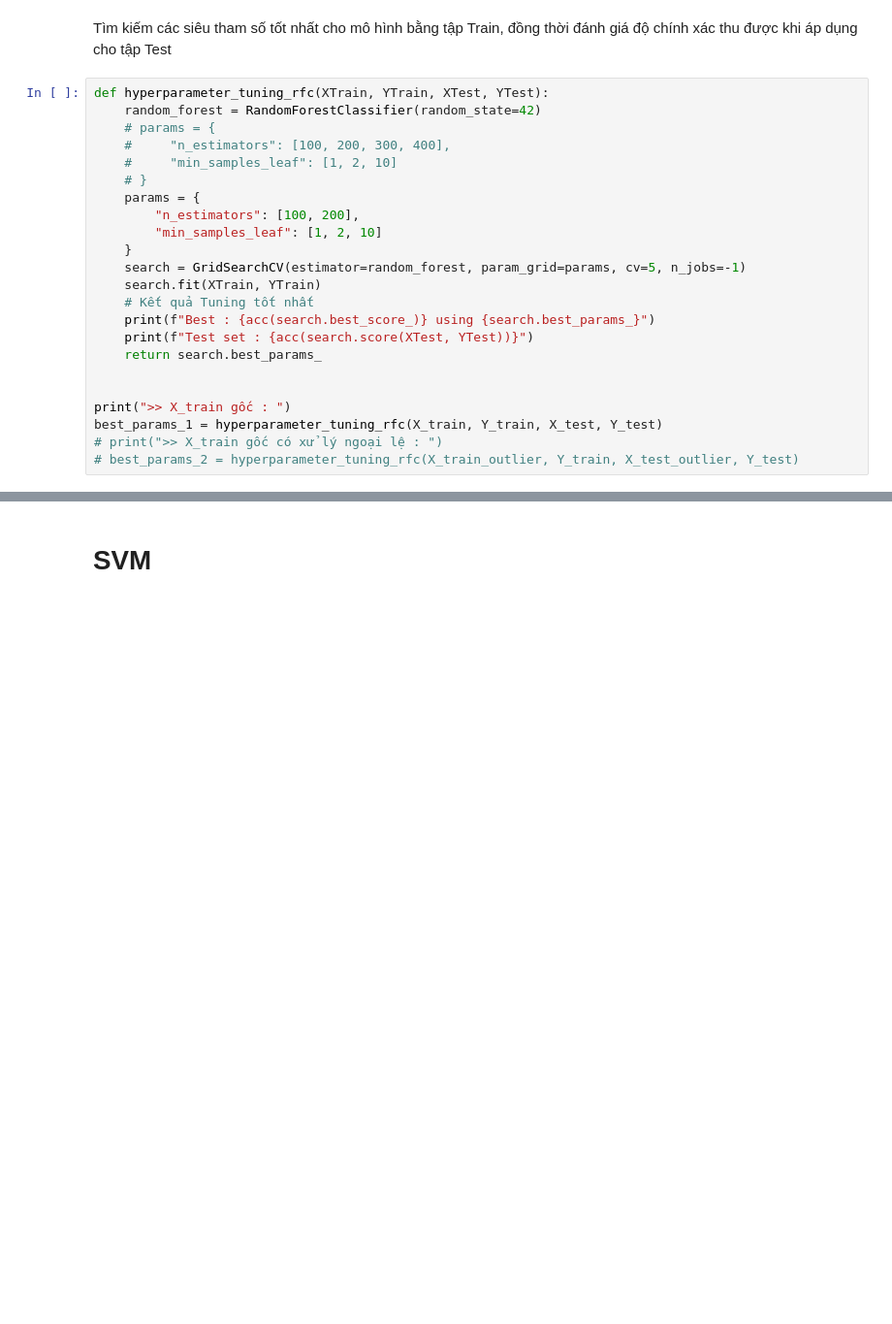
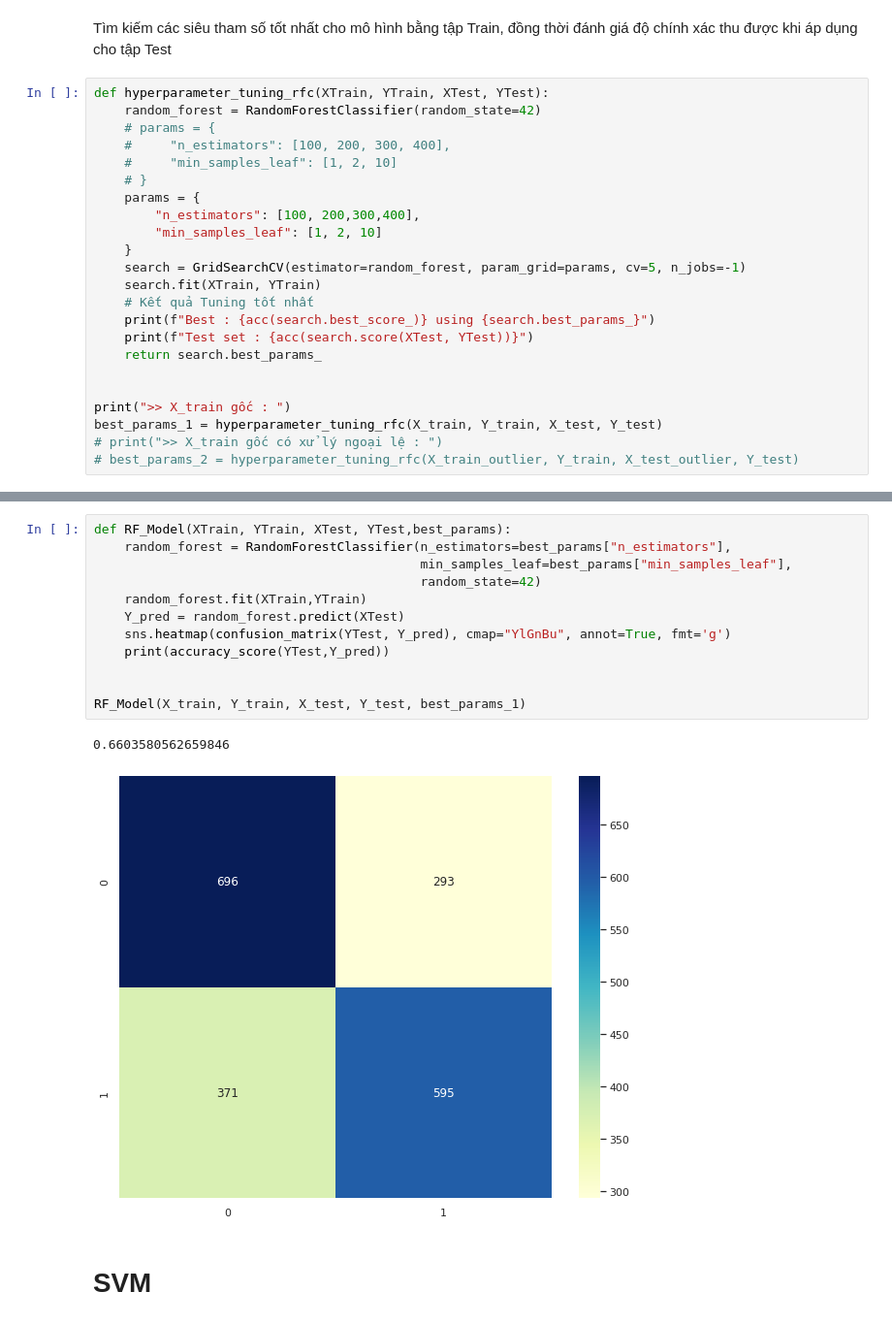
Before and after one commit to phuocleoceo/AmbitionBox-Rating, a Jupyter notebook: test-model/test.ipynb, the cells around one changed output, grey strips where cells are left out. Shown at 97% size. Drawn from its saved outputs; the diff is of its cells as text; blank space fills up the shorter version.

Commit message:
test model

```diff
--- a/test-model/test.ipynb
+++ b/test-model/test.ipynb
@@ -178,7 +172,7 @@ def hyperparameter_tuning_rfc(XTrain, YTrain, XTest, YTest):
     #     "min_samples_leaf": [1, 2, 10]
     # }
     params = {
-        "n_estimators": [100, 200],
+        "n_estimators": [100, 200,300,400],
         "min_samples_leaf": [1, 2, 10]
     }
     search = GridSearchCV(estimator=random_forest, param_grid=params, cv=5, n_jobs=-1)
@@ -200,3 +194,18 @@ Test set : 93.79 (%)
+# %%
+def RF_Model(XTrain, YTrain, XTest, YTest,best_params):
+    random_forest = RandomForestClassifier(n_estimators=best_params["n_estimators"],
+                                           min_samples_leaf=best_params["min_samples_leaf"],
+                                           random_state=42)
+    random_forest.fit(XTrain,YTrain)
+    Y_pred = random_forest.predict(XTest)
+    sns.heatmap(confusion_matrix(YTest, Y_pred), cmap="YlGnBu", annot=True, fmt='g')
+    print(accuracy_score(YTest,Y_pred))
+
+
+RF_Model(X_train, Y_train, X_test, Y_test, best_params_1)
+# %% [output]
+0.6603580562659846
+[figure, added]
 # %% [markdown]
 # SVM
 # %%
```
Also changed, not shown: parts of 12 cells of this notebook.
